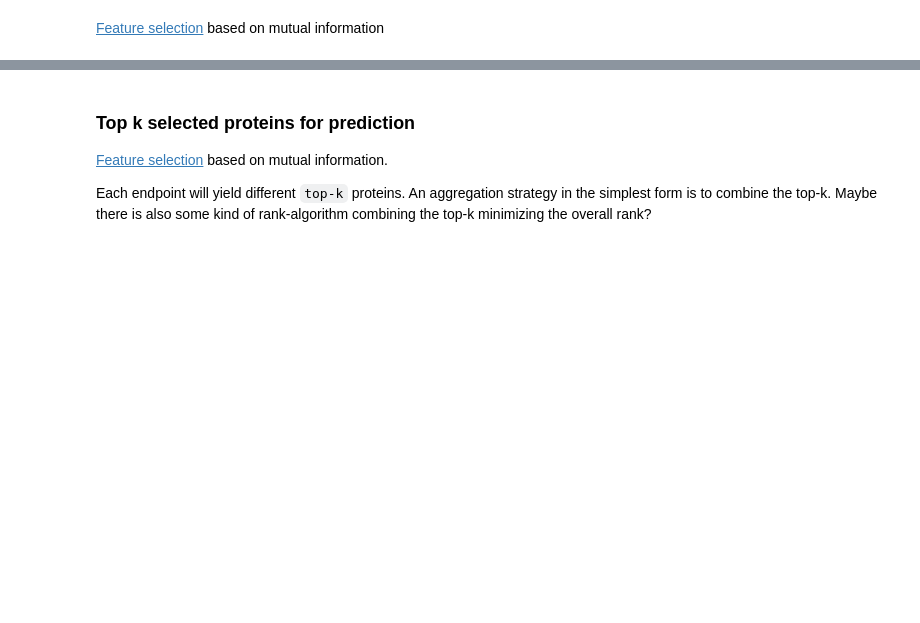
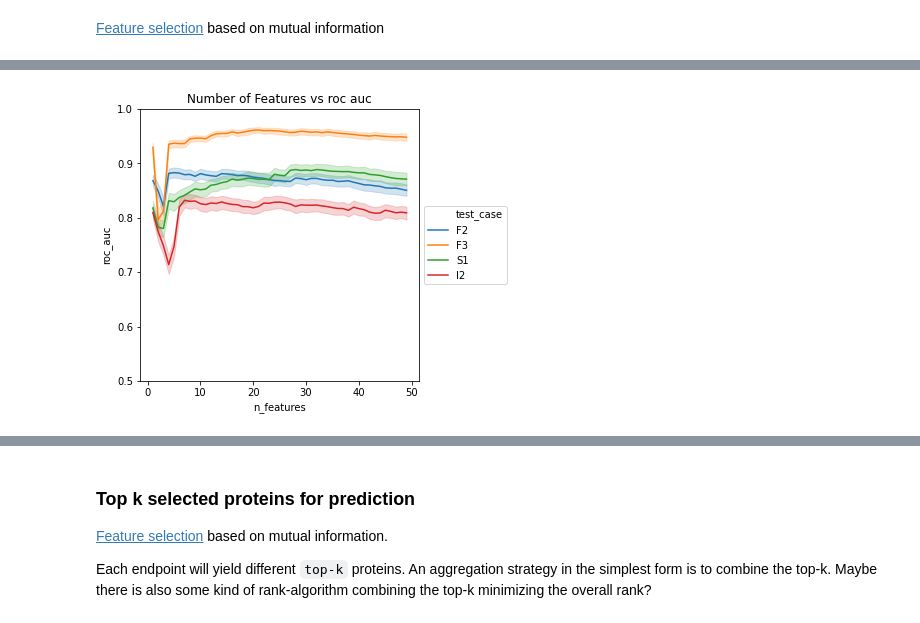
Before and after one commit to llniu/ALD-study, a Jupyter notebook: ald_analysis_hw.ipynb, the cells around one changed output, grey strips where cells are left out. Cells and saved outputs as stored; diff of their text form; code cells hidden in the pictures; blank space fills up the shorter version.

```diff
--- a/ald_analysis_hw.ipynb
+++ b/ald_analysis_hw.ipynb
@@ -1590,19 +1379,26 @@ tree['estimator'][0].random_state
 
 The re-implemented interface for `run_cv_binary` has a a similar interface as sklearns [`cross_validate`](https://scikit-learn.org/stable/modules/generated/sklearn.model_selection.cross_validate.html). The `group` parameter is missing as it's not used currently in this setup.
 # %%
+%%writefile -a src/cross_validation.py
+
 from collections import defaultdict
 from collections.abc import Iterable
 
-from scipy import interp
+# from scipy import interp
+import sklearn.metrics as sklm
 from sklearn.metrics import roc_curve, auc
 from sklearn.metrics import precision_recall_curve
 from sklearn.model_selection import RepeatedStratifiedKFold
 
 CV_FOLDS = 5
 CV_REPEATS = 10
-# RANDOM_SEED = 0
+RANDOM_SEED = 123
 
 
+scorer_dict = {}
+scoring = ['precision', 'recall', 'f1', 'balanced_accuracy', 'roc_auc']
+scorer_dict = {metric:metric+'_score' for metric in scoring}
+scorer_dict = {key: getattr(sklm, metric) for key, metric in scorer_dict.items()}
 
 def run_cv_binary(clf_dict:dict, X:pd.DataFrame, y:pd.Series,
                   scoring=scorer_dict,
@@ -1672,10 +1468,13 @@ def run_cv_binary(clf_dict:dict, X:pd.DataFrame, y:pd.Series,
 
             _cv_results['num_feat'].append(X.shape[-1])
             _cv_results['n_obs'].append(len(y))
+
+            #additonal features requested: set verbose
             if verbose:
                 _cv_results['prop_y_train'].append(y_train.mean())
-                _cv_results['prot_y_test'].append(y_test.mean())
+                _cv_results['prop_y_test'].append(y_test.mean())
 
+                _cv_results['y_test'].append(pd.Series(y_score[:, 1], index=X_test.index))
 
             fpr, tpr, cutoffs = roc_curve(y_test, y_score[:, 1])
             roc_curve_results[key_clf].append((fpr, tpr, cutoffs))
@@ -1688,4 +1487,3 @@ def run_cv_binary(clf_dict:dict, X:pd.DataFrame, y:pd.Series,
         cv_results[key_clf] = dict(_cv_results)
 
     return cv_results, dict(roc_curve_results), dict(precision_recall_results)
-results_dict, roc_curve_results, precision_recall_results = run_cv_binary(clf, X=_X, y=_y, cv=cv_train_test_indices, prefix='F2_')
@@ -1705,4 +1510,0 @@ Using Stratified Splitting is default for [`cross_validate`](https://scikit-lear
-# %%
-cv_results = {}
-for key, _clf in clf_sklearn.items():
-    cv_results[key] = cross_validate(_clf, X=_X, y=_y, cv=RepeatedStratifiedKFold(n_splits=CV_FOLDS, n_repeats=CV_REPEATS, random_state=RANDOM_SEED), scoring=scoring)
@@ -1740,0 +1610,8 @@ To add
+# %%
+from src.sklearn import FeatureSelector
+
+feature_selected = FeatureSelector(k=10, protein_gene_data=key_ProteinID)
+_proteins_selected_f2 = feature_selected.fit(data_proteomics, kleiner_ge_2, 'F2')
+_proteins_selected_f2.columns = ['F2 (k=10)']
+_proteins_selected_f2['F2 (k=5)'] = feature_selected.get_k_best('F2', 5)
+_proteins_selected_f2
@@ -1790,0 +1706,9 @@ class FeatureSelector():
+# %%
+plt.figure(figsize=(5,5))
+sns.lineplot(x='n_features',y='roc_auc',hue='test_case', data=summary_n_features)
+plt.ylim([0.5,1])
+plt.legend(loc='center left', bbox_to_anchor=(1, 0.5))
+plt.title('Number of Features vs roc auc')
+plt.show()
+# %% [output]
+[figure, added]
```
Also changed, not shown: parts of 139 cells of this notebook, 9 other files.
